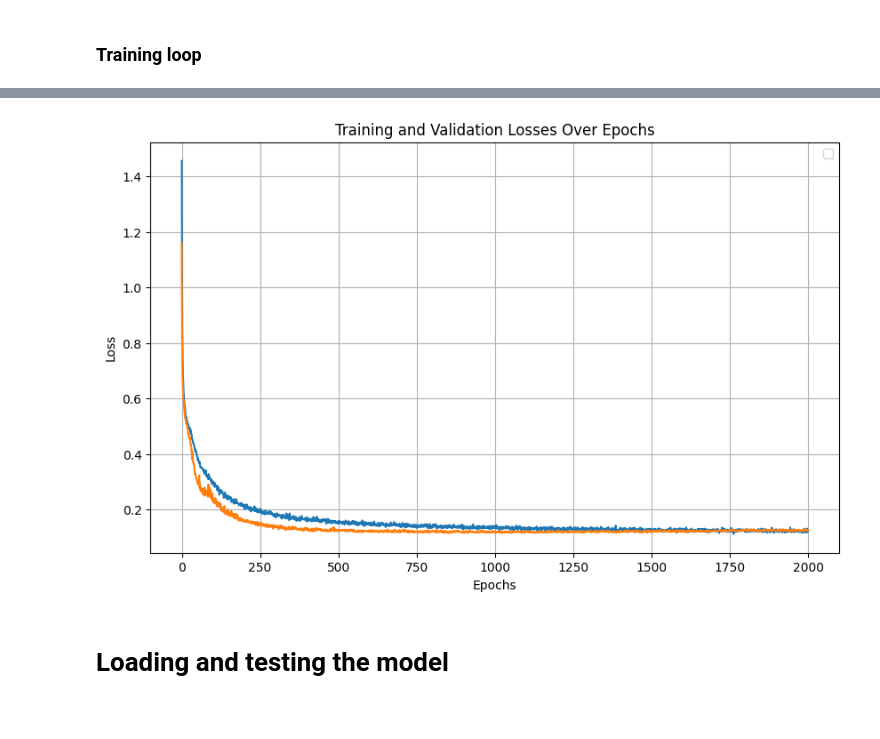
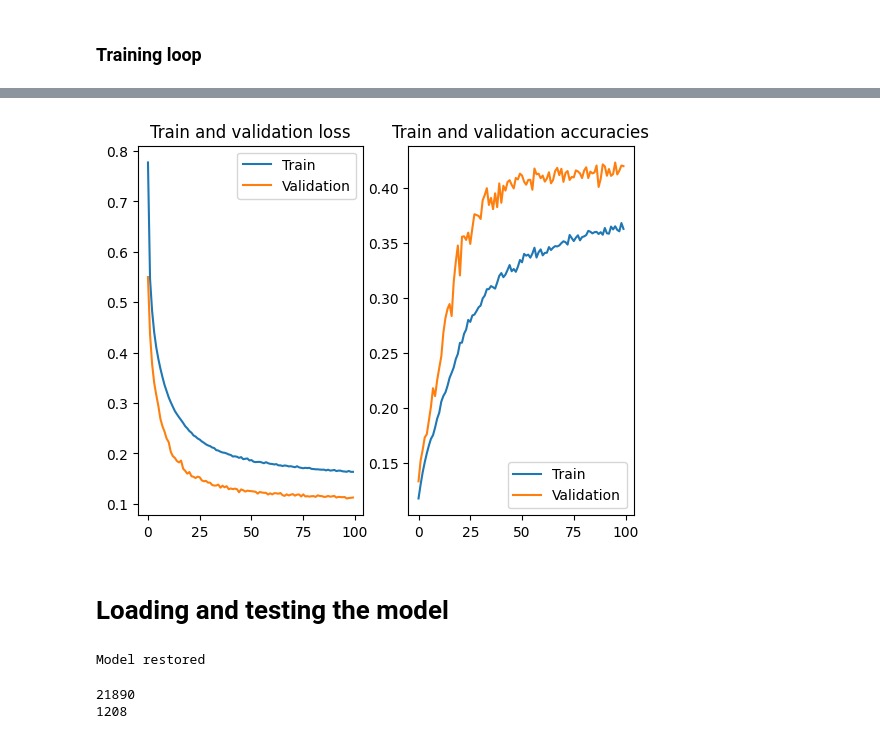
Before and after one commit to bragg13/crispy-fortnight, a Jupyter notebook: boilerplate_experiment3.ipynb, the cells around one changed output, grey strips where cells are left out. Drawn from its saved outputs; the diff is of its cells as text; code cells hidden in the pictures.

```diff
--- a/boilerplate_experiment3.ipynb
+++ b/boilerplate_experiment3.ipynb
@@ -696,7 +696,7 @@ class TasksData(Dataset):
 
         return src, tgt
 
-train_data = TasksData(data_dir='/content', file='tasks_test_addprim_turn_left.txt')
+train_data = TasksData(data_dir='/content', file='tasks_train_addprim_turn_left.txt')
 print(len(train_data))
 test_data = TasksData(data_dir='/content', file='tasks_test_addprim_turn_left.txt')
 
@@ -930,7 +968,7 @@ Epoch [100/100], Train Loss: 0.3046, Train Accuracy: 0.0, Val Loss: 0.2563
 # %%
 import matplotlib.pyplot as plt
 
-checkpoint_path = f"transformer_experiment_3_epoch_{num_epochs}.pth"
+checkpoint_path = f"transformer_experiment_3_epoch_99.pth"
 list_epochs = list(range(1, num_epochs + 1))
 
 
@@ -940,16 +978,30 @@ optimizer.load_state_dict(checkpoint["optimizer_state_dict"])
 
 train_losses = checkpoint["train_loss_list"]
 validation_losses = checkpoint["validation_loss_list"]
+train_accuracies = checkpoint["train_acc_list"]
+validation_accuracies = checkpoint["validation_acc_list"]
 
-plt.figure(figsize=(10, 6))
+fig, axs = plt.subplots(1, 2)
+axs[0].plot(train_losses, label="Train")
+axs[0].plot(validation_losses, label="Validation")
+axs[0].set_title("Train and validation loss")
+axs[0].legend()
+
+axs[1].plot(train_accuracies, label="Train")
+axs[1].plot(validation_accuracies, label="Validation")
+axs[1].set_title("Train and validation accuracies")
+axs[1].legend()
+
+
+# plt.figure(figsize=(10, 6))
 #plt.scatter(list_epochs, train_losses, label="Train Loss", marker='o')
 #plt.scatter(list_epochs, validation_losses, label="Validation Loss", marker='x')
-plt.plot(train_losses)
-plt.plot(validation_losses)
-plt.xlabel("Epochs")
-plt.ylabel("Loss")
-plt.title("Training and Validation Losses Over Epochs")
-plt.legend()
-plt.grid()
-plt.show()
+# plt.plot(train_losses)
+# plt.plot(validation_losses)
+# plt.xlabel("Epochs")
+# plt.ylabel("Loss")
+# plt.title("Training and Validation Losses Over Epochs")
+# plt.legend()
+# plt.grid()
+# plt.show()
 # %% [output]
@@ -957,4 +1009,4 @@ WARNING:matplotlib.legend:No artists with labels found to put in legend.  Note t
-[figure, old version]
+[figure, new version]
 # %% [markdown]
 # Loading and testing the model
 # %%
@@ -962,13 +1014,18 @@ checkpoint = torch.load(checkpoint_path)
 model.load_state_dict(checkpoint["model_state_dict"])
 optimizer.load_state_dict(checkpoint["optimizer_state_dict"])
 
-start_epoch = checkpoint.get("epoch", 0)
-final_loss = checkpoint.get("loss", None)
+start_epoch = 100   # checkpoint.get("epoch", 0)
+final_loss = 0.1635 # checkpoint.get("loss", None)
 
 print("Model restored")
+# %% [output]
+Model restored
 # %%
 print(len(train_data.data))
 print(len(test_data.data))
+# %% [output]
+21890
+1208
 # %%
 # Reverse the word-to-index mapping
 idx2word_src = {idx: w for w, idx in word2idx_src.items()}
```
Also changed, not shown: parts of 10 cells of this notebook.
